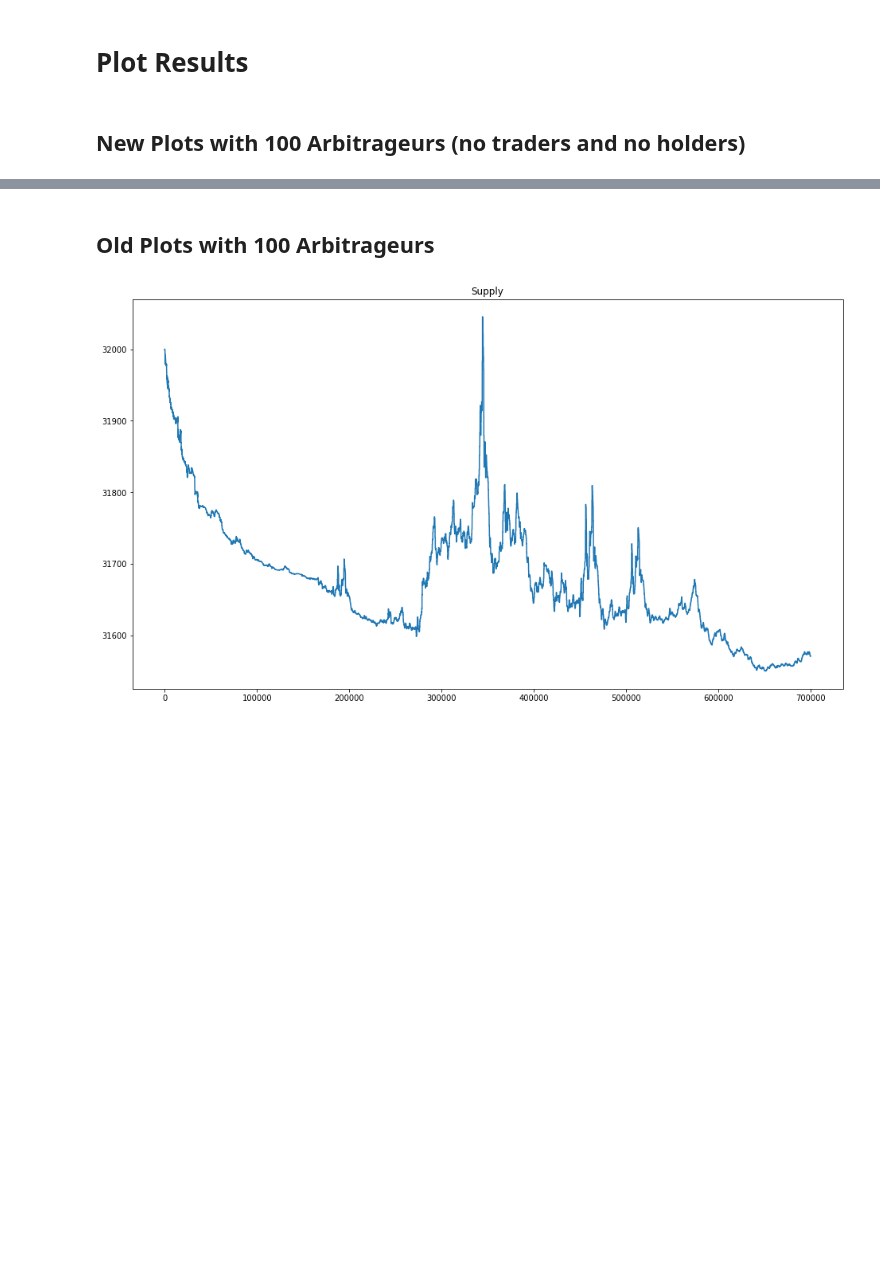
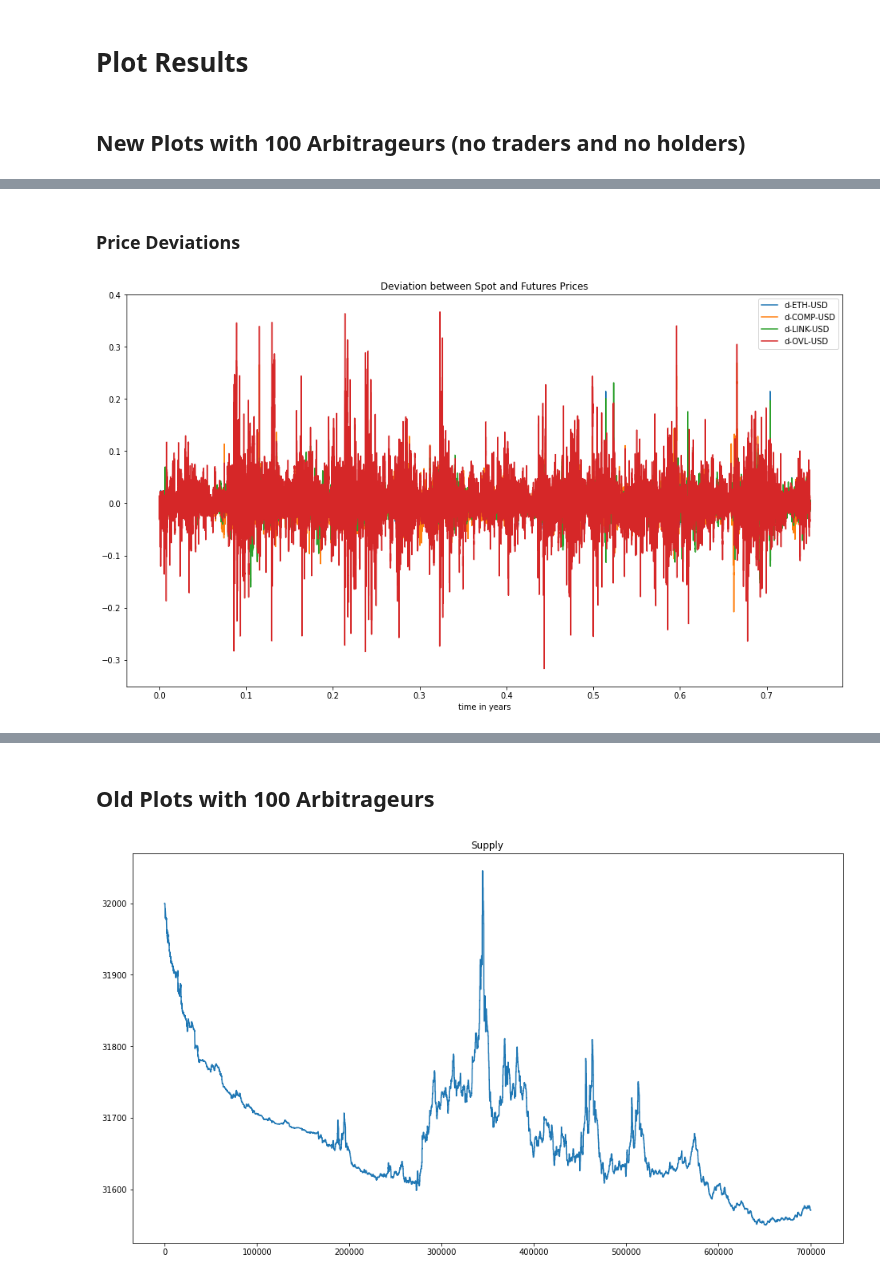
Before and after one commit to overlay-market/overlay-monetary, a Jupyter notebook: notebooks/Agent Based Simulation Long-Run Analysis.ipynb, the cells around one changed output, grey strips where cells are left out. Drawn from its saved outputs; the diff is of its cells as text; code cells hidden in the pictures; blank space fills up the shorter version.

```diff
--- a/notebooks/Agent Based Simulation Long-Run Analysis.ipynb
+++ b/notebooks/Agent Based Simulation Long-Run Analysis.ipynb
@@ -482,0 +762,12 @@ for i, ticker in enumerate(tickers_with_ovl):
+# %% [markdown]
+### Price Deviations
+# %%
+plot_price_deviations(
+    model_vars_df=model_vars_df,
+    tickers=tickers_with_ovl,
+    plot_time_scale=plot_time_scale,
+    time_resolution=time_resolution,
+    time_interval_to_plot_in_seconds=time_interval_to_plot_in_seconds,
+    data_interval=data_collection_options.data_collection_interval)
+# %% [output]
+[figure, added]
```
Also changed, not shown: parts of 25 cells of this notebook.
